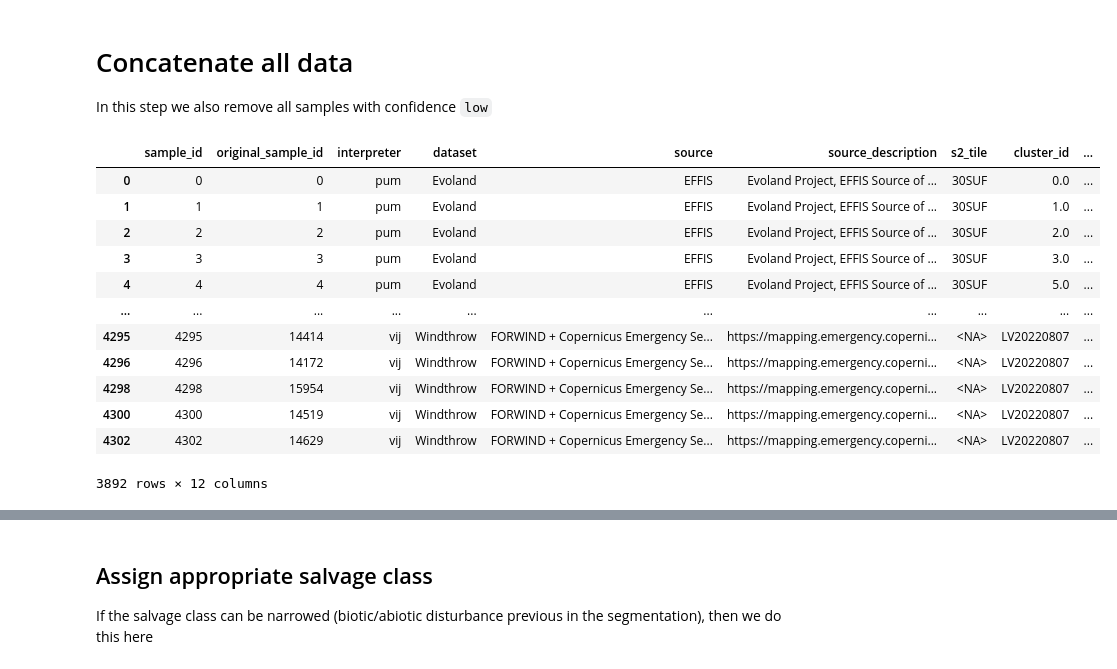
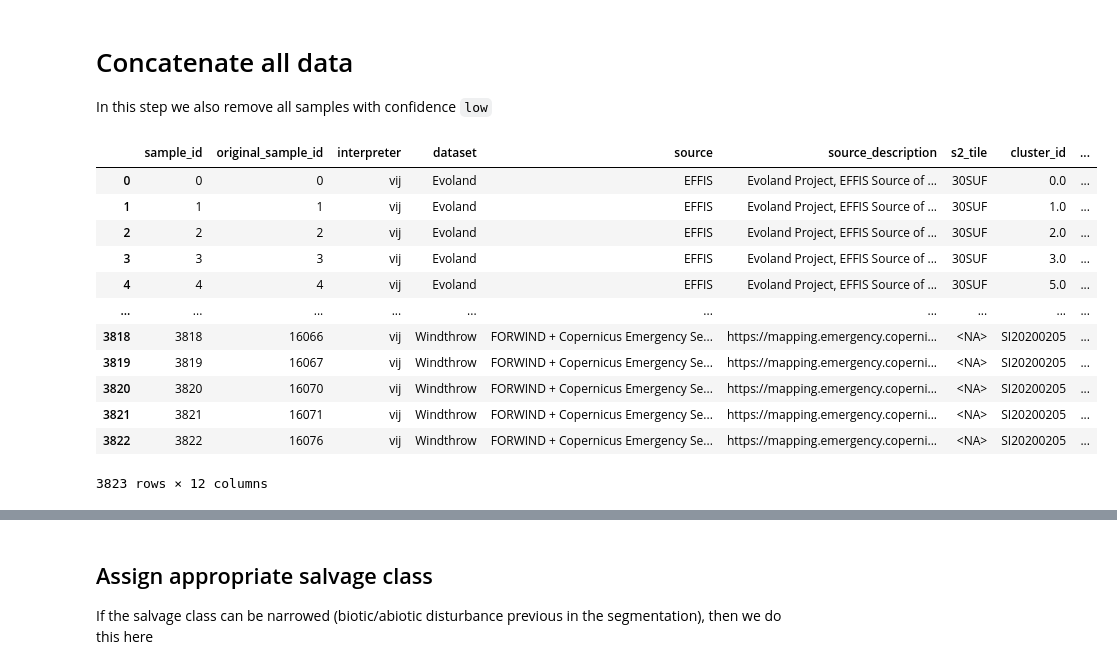
Before and after one commit to JR-DIGITAL/DISFOR, a Jupyter notebook: notebooks/1_homogenize_samples.ipynb, the cells around one changed output, grey strips where cells are left out. Drawn from its saved outputs; the diff is of its cells as text; code cells hidden in the pictures.

Commit message:
Automatic formatting

```diff
--- a/notebooks/1_homogenize_samples.ipynb
+++ b/notebooks/1_homogenize_samples.ipynb
@@ -150,0 +177,5 @@ source_description = samples_df["site"].replace(
+# %%
+evo_samples_together = filtered_raw_samples.to_pandas().merge(
+    subset_samples, left_on="original_sample_id", right_on="id"
+)
+evo_samples_together
@@ -361,23 +492,27 @@ Name: Source, Length: 572, dtype: object
 # %%
 # Create the new GeoDataFrame for samples
 # Initialize with None/default values where appropriate
-samples_wt = gpd.GeoDataFrame(
-    {
-        "original_sample_id": wt["id"],
-        "interpreter": wt["interpret1"],
-        "dataset": "Windthrow",
-        "source": "FORWIND + Copernicus Emergency Service",
-        "source_description": wt["Source"],
-        "cluster_id": wt["EventId"],
-        "cluster_description": "Id of the Event, given as ISO2 + Date of storm",
-        "comment": wt["comment"],
-        "confidence": wt["confidence"],
-        "geometry": wt[
-            "geometry"
-        ],  # Geometry is already in shapely format from geopandas.read_file
-    },
-    crs=hrvpp.crs,  # Retain the original Coordinate Reference System
-).astype(samples_schema.dtypes.drop(["sample_id", "s2_tile", "geometry"]))
+samples_wt = (
+    gpd.GeoDataFrame(
+        {
+            "original_sample_id": together_wt["id"],
+            "interpreter": together_wt["interpreter"],
+            "dataset": "Windthrow",
+            "source": "FORWIND + Copernicus Emergency Service",
+            "source_description": together_wt["Source"],
+            "cluster_id": together_wt["EventId"],
+            "cluster_description": "Id of the Event, given as ISO2 + Date of storm",
+            "comment": together_wt["comment"],
+            "confidence": together_wt["confidence"],
+            "geometry": together_wt[
+                "geometry"
+            ],  # Geometry is already in shapely format from geopandas.read_file
+        },
+        crs=hrvpp.crs,  # Retain the original Coordinate Reference System
+    )
+    .astype(samples_schema.dtypes.drop(["sample_id", "s2_tile", "geometry"]))
+    .sort_values("original_sample_id")
+)
 # %%
 samples_wt
 # %% [output]
@@ -459,26 +561,26 @@ In this step we also remove all samples with confidence `low`
 # %%
 samples = pd.concat(
     [samples_schema, samples_evo, samples_hrvpp, samples_wt]
 ).reset_index(drop=True)
 # set new unique sample_id
-samples["sample_id"] = pd.Series(range(len(samples)), dtype="uint64[pyarrow]")
+samples["sample_id"] = pd.Series(range(len(samples)), dtype="uint16[pyarrow]")
 samples["confidence"] = samples["confidence"].str.lower()
 samples = samples.query("confidence!='low'")
 samples
 # %% [output]
 |  | sample_id | original_sample_id | interpreter | dataset | source | source_description | s2_tile | cluster_id | ... |
-| 0 | 0 | 0 | pum | Evoland | EFFIS | Evoland Project, EFFIS Source of ... | 30SUF | 0.0 | ... |
-| 1 | 1 | 1 | pum | Evoland | EFFIS | Evoland Project, EFFIS Source of ... | 30SUF | 1.0 | ... |
-| 2 | 2 | 2 | pum | Evoland | EFFIS | Evoland Project, EFFIS Source of ... | 30SUF | 2.0 | ... |
-| 3 | 3 | 3 | pum | Evoland | EFFIS | Evoland Project, EFFIS Source of ... | 30SUF | 3.0 | ... |
-| 4 | 4 | 4 | pum | Evoland | EFFIS | Evoland Project, EFFIS Source of ... | 30SUF | 5.0 | ... |
+| 0 | 0 | 0 | vij | Evoland | EFFIS | Evoland Project, EFFIS Source of ... | 30SUF | 0.0 | ... |
+| 1 | 1 | 1 | vij | Evoland | EFFIS | Evoland Project, EFFIS Source of ... | 30SUF | 1.0 | ... |
+| 2 | 2 | 2 | vij | Evoland | EFFIS | Evoland Project, EFFIS Source of ... | 30SUF | 2.0 | ... |
+| 3 | 3 | 3 | vij | Evoland | EFFIS | Evoland Project, EFFIS Source of ... | 30SUF | 3.0 | ... |
+| 4 | 4 | 4 | vij | Evoland | EFFIS | Evoland Project, EFFIS Source of ... | 30SUF | 5.0 | ... |
 | ... | ... | ... | ... | ... | ... | ... | ... | ... | ... |
-| 4295 | 4295 | 14414 | vij | Windthrow | FORWIND + Copernicus Emergency Se... | https://mapping.emergency.coperni... | <NA> | LV20220807 | ... |
-| 4296 | 4296 | 14172 | vij | Windthrow | FORWIND + Copernicus Emergency Se... | https://mapping.emergency.coperni... | <NA> | LV20220807 | ... |
-| 4298 | 4298 | 15954 | vij | Windthrow | FORWIND + Copernicus Emergency Se... | https://mapping.emergency.coperni... | <NA> | LV20220807 | ... |
-| 4300 | 4300 | 14519 | vij | Windthrow | FORWIND + Copernicus Emergency Se... | https://mapping.emergency.coperni... | <NA> | LV20220807 | ... |
-| 4302 | 4302 | 14629 | vij | Windthrow | FORWIND + Copernicus Emergency Se... | https://mapping.emergency.coperni... | <NA> | LV20220807 | ... |
+| 3818 | 3818 | 16066 | vij | Windthrow | FORWIND + Copernicus Emergency Se... | https://mapping.emergency.coperni... | <NA> | SI20200205 | ... |
+| 3819 | 3819 | 16067 | vij | Windthrow | FORWIND + Copernicus Emergency Se... | https://mapping.emergency.coperni... | <NA> | SI20200205 | ... |
+| 3820 | 3820 | 16070 | vij | Windthrow | FORWIND + Copernicus Emergency Se... | https://mapping.emergency.coperni... | <NA> | SI20200205 | ... |
+| 3821 | 3821 | 16071 | vij | Windthrow | FORWIND + Copernicus Emergency Se... | https://mapping.emergency.coperni... | <NA> | SI20200205 | ... |
+| 3822 | 3822 | 16076 | vij | Windthrow | FORWIND + Copernicus Emergency Se... | https://mapping.emergency.coperni... | <NA> | SI20200205 | ... |
-3892 rows × 12 columns
+3823 rows × 12 columns
 # %%
 labels = pd.concat([labels_schema, labels_evo, labels_hrvpp, labels_wt])
 # set new sample_ids to labels
```
Also changed, not shown: parts of 39 cells of this notebook, 15 other files.
